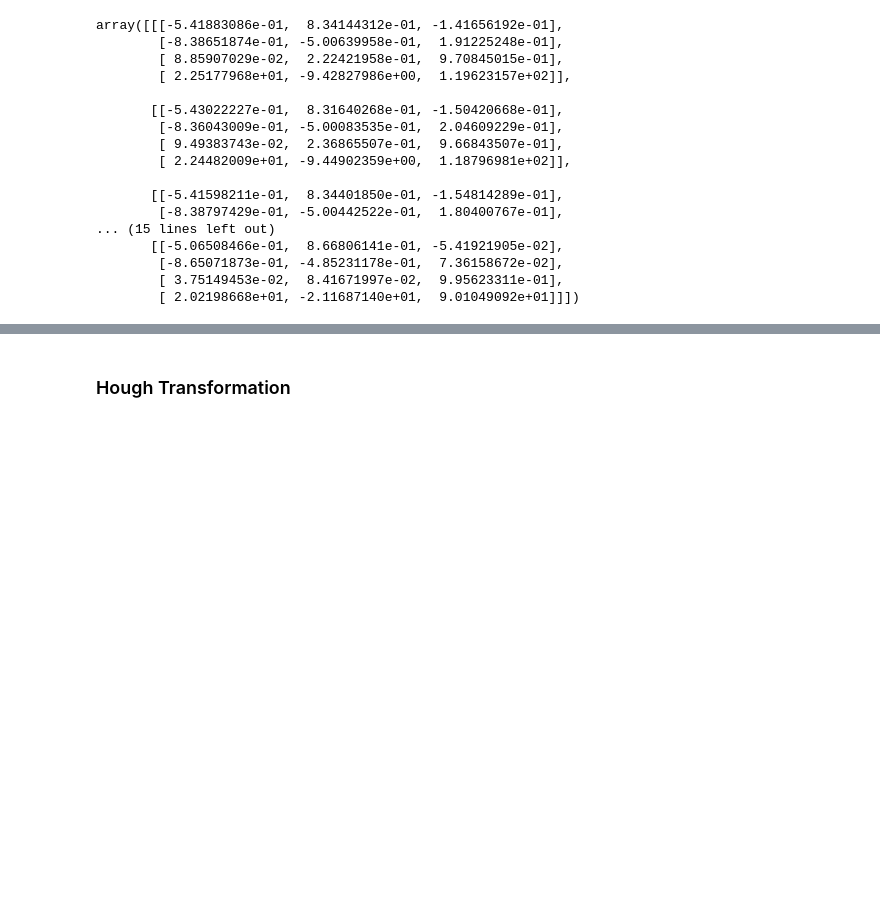
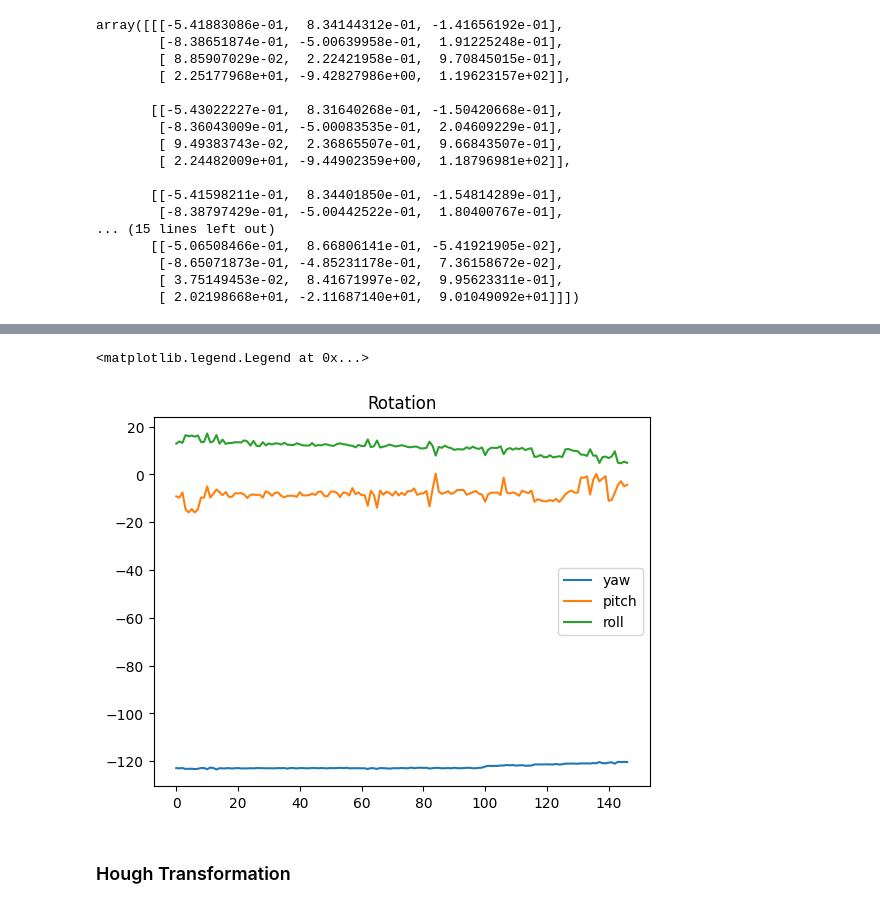
Before and after one commit to KshitijKarnawat/Perception, a Jupyter notebook: Project 2/Hough Transformation/hough_transformation.ipynb, the cells around one changed output, grey strips where cells are left out. Saved outputs shown, nothing was run; the diff lists cells and outputs as text; code cells hidden in the pictures; blank space fills up the shorter version.

```diff
--- a/Project 2/Hough Transformation/hough_transformation.ipynb
+++ b/Project 2/Hough Transformation/hough_transformation.ipynb
@@ -234,2 +236,19 @@ plt.plot(z_list)
+# %%
+yaw=[]
+pitch=[]
+roll=[]
+rotation = np.array(rotation)
+for i in rotation:
+    yaw.append(np.degrees(np.arctan2(i[1][0],i[0][0])))
+    pitch.append(np.degrees(np.arctan2(-i[2][0],np.sqrt(np.square(i[2][1])+np.square(i[1][1])))))
+    roll.append(np.degrees(np.arctan2(i[2][1],i[2][2])))
+plt.title("Rotation")
+plt.plot(yaw)
+plt.plot(pitch)
+plt.plot(roll)
+plt.legend(['yaw','pitch','roll'])
+# %% [output]
+<matplotlib.legend.Legend at 0x...>
+[figure, added]
 # %% [markdown]
 ### Hough Transformation
```
Also changed, not shown: parts of 2 cells of this notebook, 1 other file.
